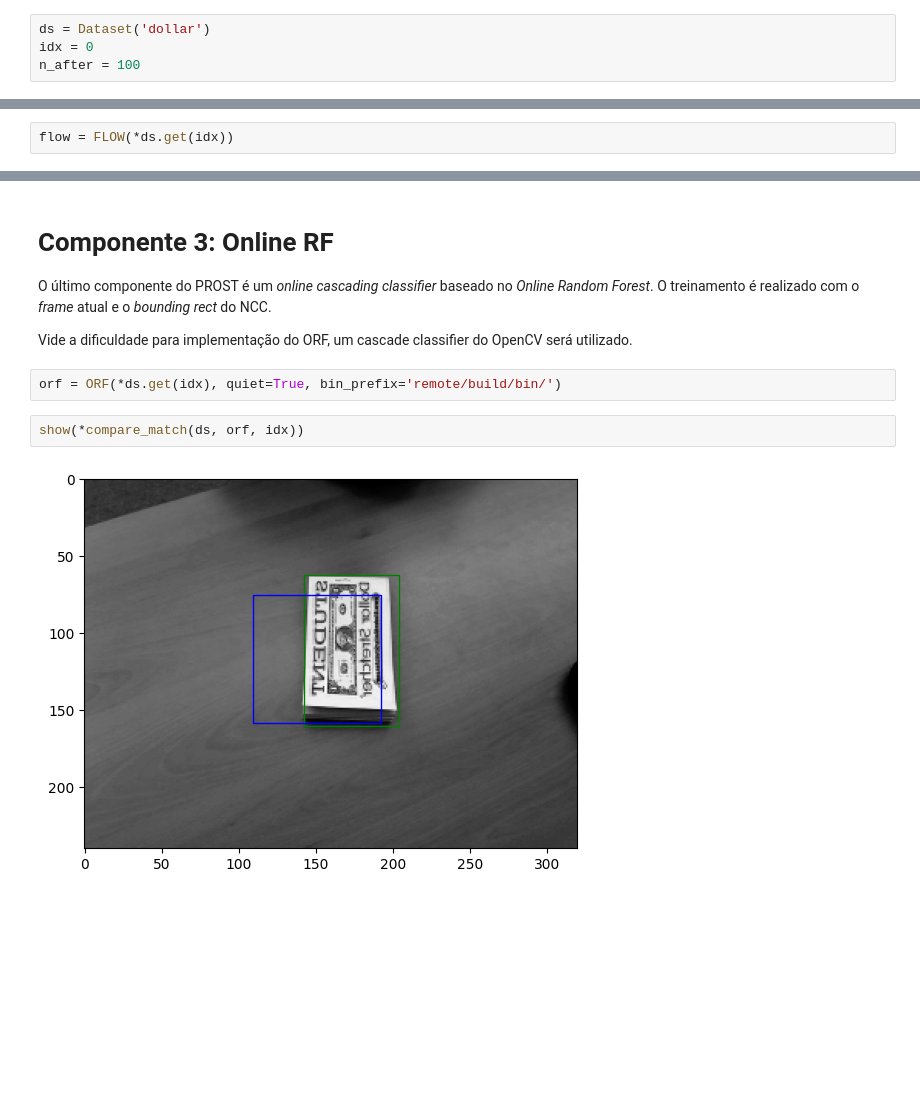
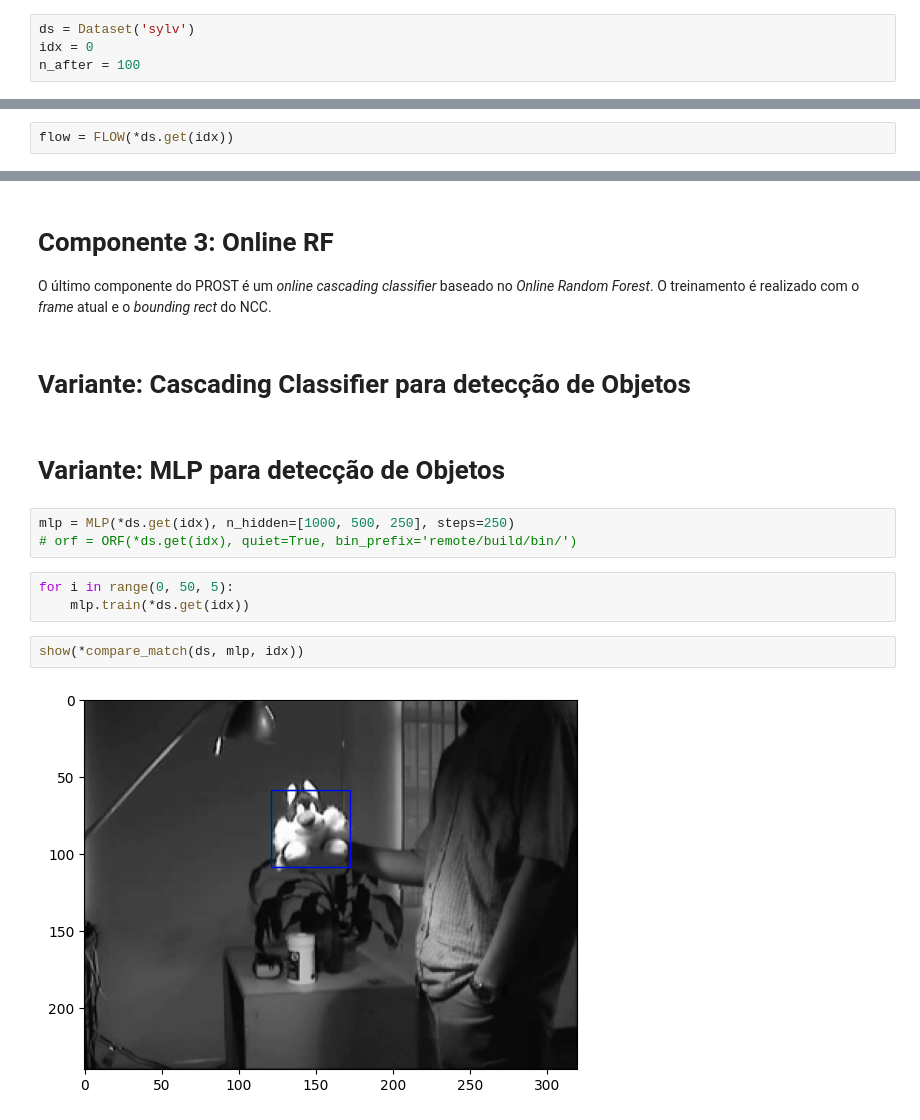
Before and after one commit to moesio-f/prost, a Jupyter notebook: PROST.ipynb, the cells around one changed output, grey strips where cells are left out. Saved outputs shown, nothing was run; the diff lists cells and outputs as text; blank space fills up the shorter version.

```diff
--- a/PROST.ipynb
+++ b/PROST.ipynb
@@ -123,5 +123,5 @@ Dataset.available_datasets()
 # %%
-ds = Dataset('dollar')
+ds = Dataset('sylv')
 idx = 0
 n_after = 100
 # %%
@@ -169,12 +169,18 @@ Video('flow.mp4')
 # Componente 3: Online RF
 
 O último componente do PROST é um *online cascading classifier* baseado no *Online Random Forest*. O treinamento é realizado com o *frame* atual e o *bounding rect* do NCC.
-
-Vide a dificuldade para implementação do ORF, um cascade classifier do OpenCV será utilizado.
+# %% [markdown]
+# Variante: Cascading Classifier para detecção de Objetos
+# %% [markdown]
+# Variante: MLP para detecção de Objetos
 # %%
-orf = ORF(*ds.get(idx), quiet=True, bin_prefix='remote/build/bin/')
+mlp = MLP(*ds.get(idx), n_hidden=[1000, 500, 250], steps=250)
+# orf = ORF(*ds.get(idx), quiet=True, bin_prefix='remote/build/bin/')
+# %%
+for i in range(0, 50, 5):
+    mlp.train(*ds.get(idx))
 # %%
-show(*compare_match(ds, orf, idx))
+show(*compare_match(ds, mlp, idx))
 # %% [output]
-[figure, old version]
+[figure, new version]
 # %%
```
Also changed, not shown: parts of 9 cells of this notebook, 8 other files.
